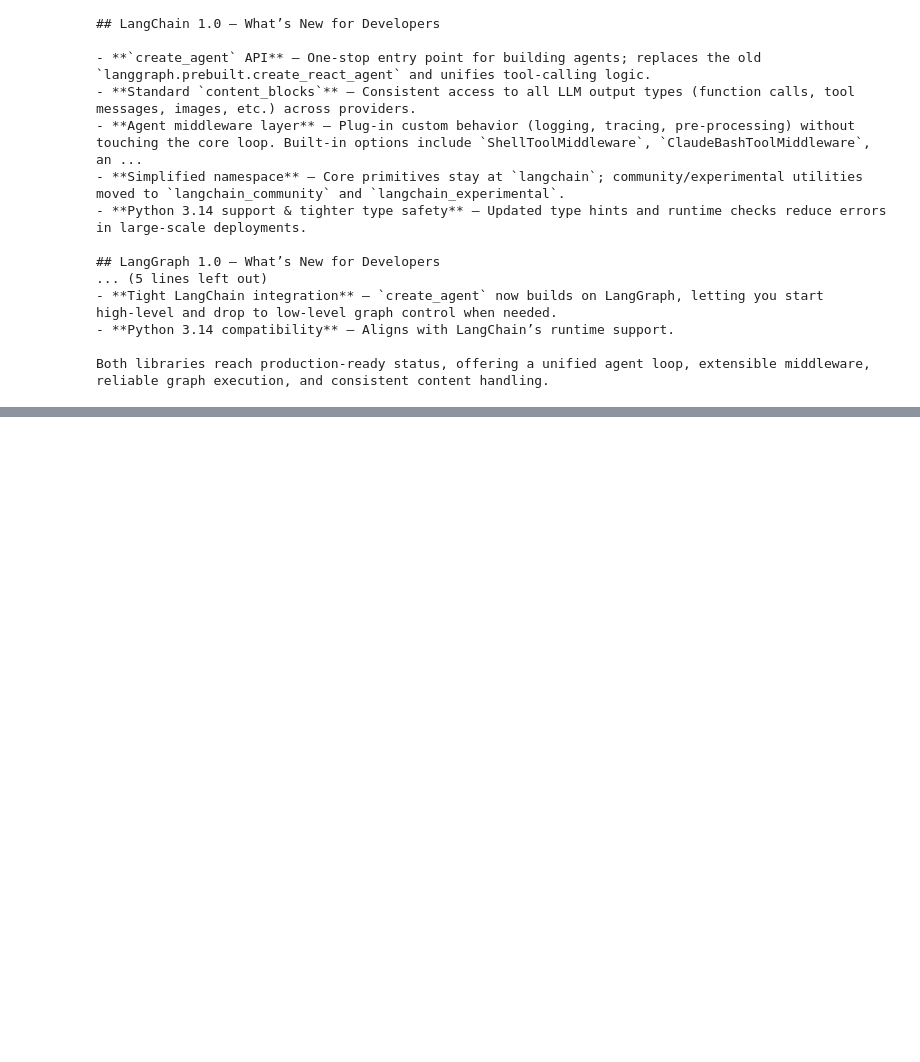
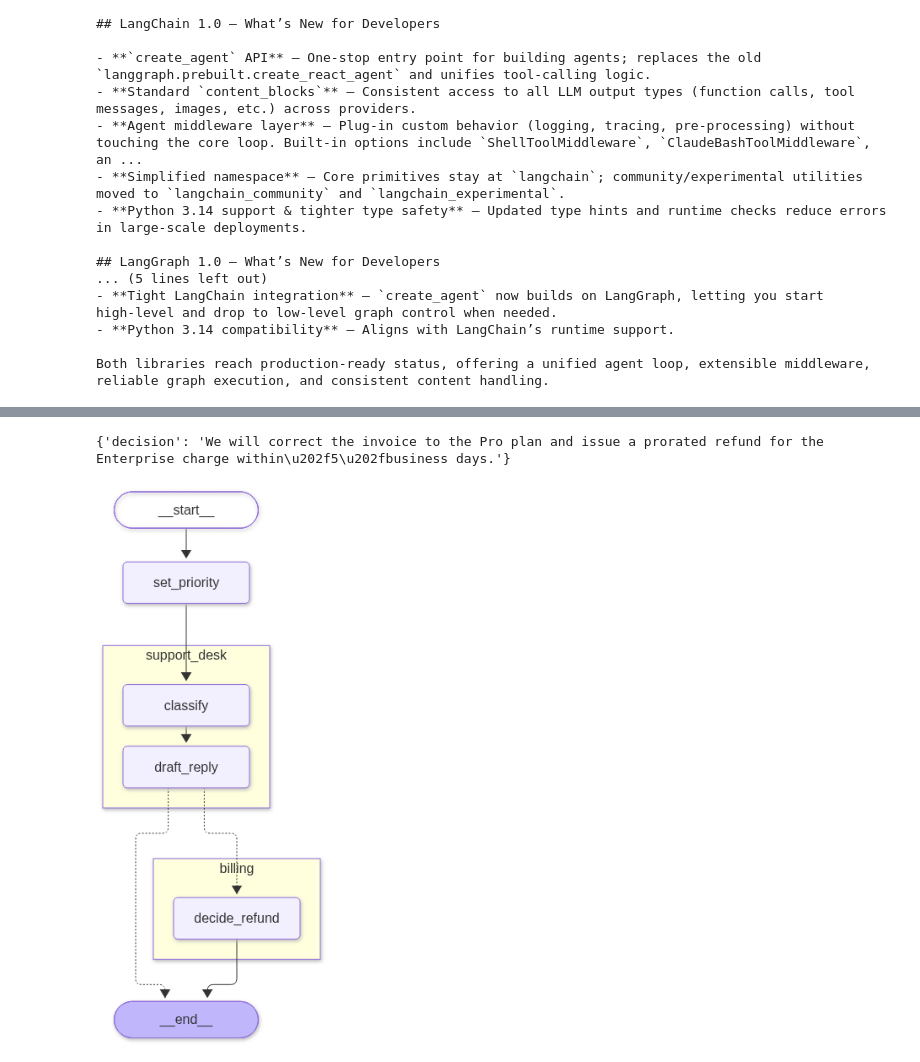
Before and after one commit to KiranNarayan18/langgraph-ideas, a Jupyter notebook: 02-Langgraph-components/01streaming.ipynb, the cells around one changed output, grey strips where cells are left out. Drawn from its saved outputs; the diff is of its cells as text; code cells hidden in the pictures; blank space fills up the shorter version.

Commit message:
nested graphs

```diff
--- a/02-Langgraph-components/01streaming.ipynb
+++ b/02-Langgraph-components/01streaming.ipynb
@@ -588,0 +713,5 @@ Both libraries reach production‑ready status, offering a unified agent loop, e
+# %%
+# Try the billing node on its own with a sample invoice problem
+decide_refund({'invoice_issue': tickets[3]['message'], 'decision': ''})
+# %% [output]
+{'decision': 'We will correct the invoice to the Pro plan and issue a prorated refund for the Enterprise charge within\u202f5\u202fbusiness days.'}
@@ -588,0 +726,45 @@ Both libraries reach production‑ready status, offering a unified agent loop, e
+# %%
+class TicketState(TypedDict):
+    ticket_id           : str
+    customer            : str
+    tier                : str
+    message             : str
+    priority            : str
+    category            : str
+    reply               : str
+    billing_decision    : str
+
+def set_priority(state: TicketState):
+    priority = "P1" if state['tier'] == 'enterprise' else 'P3'
+    return {"priority": priority}
+
+
+def send_to_billing(state: TicketState):
+    # Way B: translate parent state -> subgraph state, call it, translate back
+    billing_result = billing_team.invoke({"invoice_issue": state["message"], "decision": ""})
+    return {'billing_decision': billing_result['decision']}
+
+
+def billing_or_done(state: TicketState):
+    return 'billing' if state['category'] == 'billing' else END
+
+
+router_builder = StateGraph(TicketState)
+router_builder.add_node('set_priority', set_priority)
+router_builder.add_node('support_desk', support_desk)
+router_builder.add_node('billing', send_to_billing)
+
+router_builder.add_edge(START, 'set_priority')
+router_builder.add_edge('set_priority', 'support_desk')
+
+router_builder.add_conditional_edges('support_desk', billing_or_done, ['billing', END])
+
+router_builder.add_edge('billing', END)
+
+ticket_router = router_builder.compile()
+# %%
+from IPython.display import Image, display
+
+display(Image(ticket_router.get_graph(xray=True).draw_mermaid_png()))
+# %% [output]
+[figure, added]
```
Also changed, not shown: parts of 12 cells of this notebook, 1 other file.
